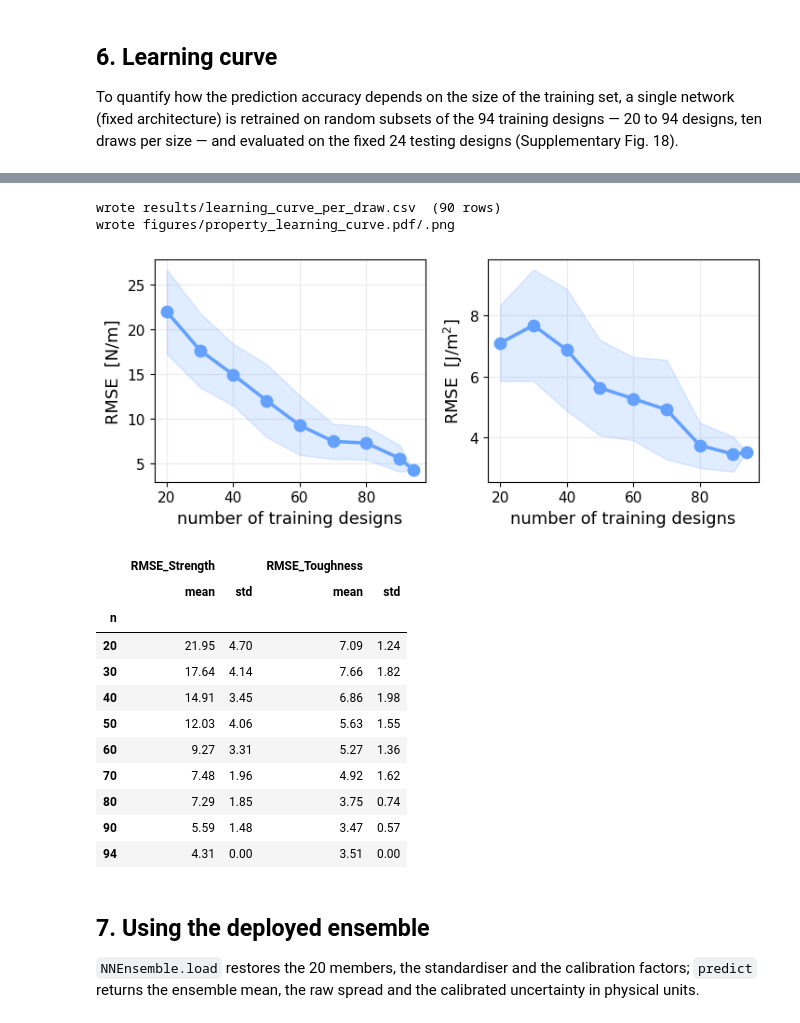
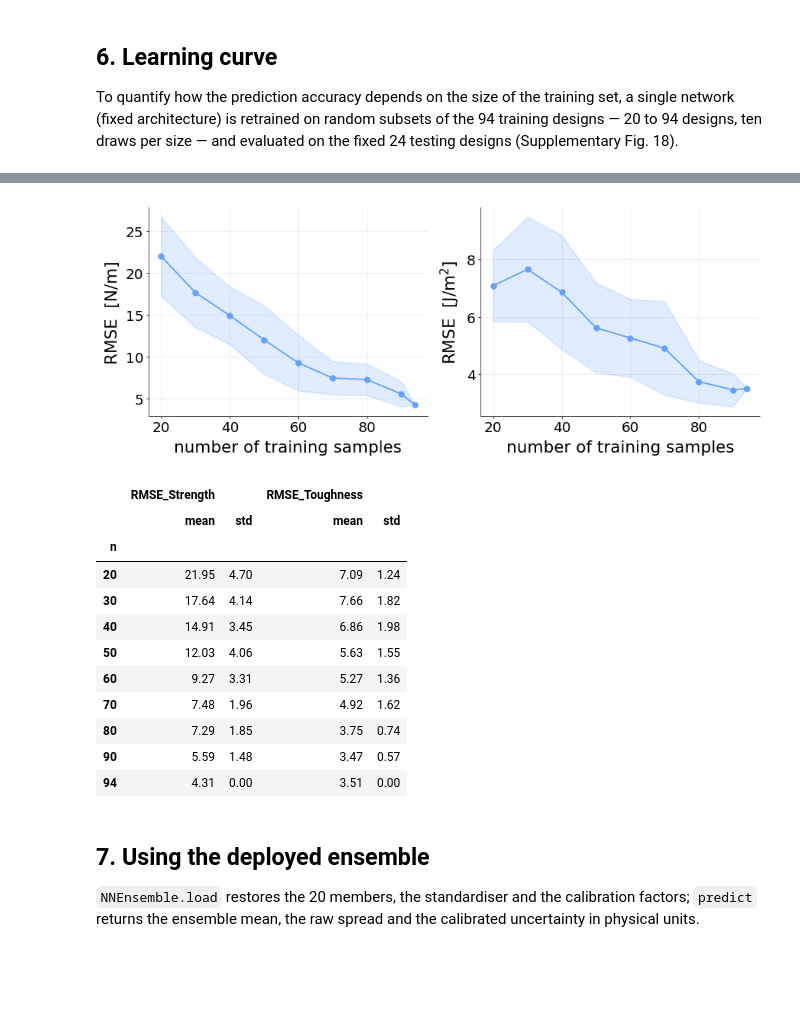
Before and after one commit to keten-group/MEGAs, a Jupyter notebook: mechanical_property_prediction.ipynb, the cells around one changed output, grey strips where cells are left out. Saved outputs shown, nothing was run; the diff lists cells and outputs as text; code cells hidden in the pictures; blank space fills up the shorter version.

```diff
--- a/mechanical_property_prediction.ipynb
+++ b/mechanical_property_prediction.ipynb
@@ -30,12 +30,14 @@ from sklearn.preprocessing import PolynomialFeatures
 
 import mega_utils as mu
 
+mu.apply_plot_style()
+
 import warnings
 from sklearn.exceptions import ConvergenceWarning
 warnings.filterwarnings("ignore", category=ConvergenceWarning)
 
 N_JOBS = 16
-RECOMPUTE = False      # True: retrain everything even if cached results exist in results/ and models/
+RETRAIN = False        # False: load the saved results and models and only draw the tables and figures; True: retrain everything
 OUTPUTS = list(mu.OUTPUTS)
 UNITS = {o: mu.OUTPUT_UNITS[o] for o in OUTPUTS}
 
@@ -443,19 +435,23 @@ for o in OUTPUTS:
         rec[f"coverage_kappa{k:g}"] = float((np.abs(y - m_) <= k * s).mean()); rec[f"nominal_kappa{k:g}"] = 2 * stats.norm.cdf(k) - 1
     rows.append(rec)
 test_metrics = pd.DataFrame(rows)
-mu.save_results(test_metrics, "property_test_metrics.csv")
+if RETRAIN:
+    mu.save_results(test_metrics, "property_test_metrics.csv")
 
 with mpl.rc_context({"font.size": 12, "axes.labelsize": 12.9, "xtick.labelsize": 11.1, "ytick.labelsize": 11.1, "legend.fontsize": 12.9}):
     fig, axes = plt.subplots(1, 2, figsize=(7.38, 3.51))
+    fig.subplots_adjust(left=0.10, right=0.99, bottom=0.28, top=0.92, wspace=0.23)
     for ax, o in zip(axes, OUTPUTS):
         y, m_, s = te[f"true_{o}"].to_numpy(), te[f"mu_{o}"].to_numpy(), te[f"sigma_cal_{o}"].to_numpy()
-        h_pred = ax.errorbar(m_, y, xerr=2 * s, fmt="o", ms=10, capsize=4, color=mu.BLUE, ecolor=mu.BLUE, alpha=0.85)
+        h_pred = ax.errorbar(m_, y, xerr=2 * s, fmt="o", ms=4.5, markeredgewidth=0.5, elinewidth=0.7, capsize=2, capthick=0.5, color=mu.BLUE, ecolor=mu.BLUE, alpha=0.85)
         lim = [min(y.min(), m_.min()) * 0.9, max(y.max(), m_.max()) * 1.05]
-        h_id, = ax.plot(lim, lim, "k--", lw=1.6)
+        h_id, = ax.plot(lim, lim, "k--", lw=0.8)
+        ax.tick_params(direction="out", length=2, width=0.5, pad=2)
+        for spine in ax.spines.values():
+            spine.set_linewidth(0.6); spine.set_color("0.3")
         ax.set_xlabel(f"Predicted {o}  [{UNITS[o]}]"); ax.set_ylabel(f"True {o}  [{UNITS[o]}]")
-    fig.legend([h_pred, h_id], [r"prediction $\pm\,2\hat\sigma_{\mathrm{cal}}$", "identity"], loc="lower center", ncol=2,
-               bbox_to_anchor=(0.5, -0.02), frameon=False)
-    plt.tight_layout(rect=[0, 0.06, 1, 1])
-    mu.save_figure(fig, "property_test_prediction_intervals"); plt.show()
+    fig.legend([h_pred, h_id], [r"prediction interval ($\pm\,2\hat\sigma_{\mathrm{cal}}$)", "identity"], loc="lower center", ncol=2,
+               bbox_to_anchor=(0.5, 0.0), frameon=False, handlelength=2.0, columnspacing=2.0)
+    plt.show()
 test_metrics.round(3)
 # %% [output]
@@ -485,17 +479,25 @@ def lc_job(n, rep):
     return rec
 
 
-lc = pd.DataFrame(Parallel(n_jobs=N_JOBS, verbose=1)(delayed(lc_job)(n, r) for n in N_GRID for r in range(N_DRAWS)))
-mu.save_results(lc, "learning_curve_per_draw.csv")
+if RETRAIN:
+    lc = pd.DataFrame(Parallel(n_jobs=N_JOBS, verbose=1)(delayed(lc_job)(n, r) for n in N_GRID for r in range(N_DRAWS)))
+    mu.save_results(lc, "learning_curve_per_draw.csv")
+else:
+    lc = mu.load_results("learning_curve_per_draw.csv")
 
 with mpl.rc_context({"font.size": 12, "axes.labelsize": 12.9, "xtick.labelsize": 11.1, "ytick.labelsize": 11.1}):
-    fig, axes = plt.subplots(1, 2, figsize=(7.38, 3.23))
+    fig, axes = plt.subplots(1, 2, figsize=(7.5, 3))
+    fig.subplots_adjust(left=0.10, right=0.99, bottom=0.15, top=0.91, wspace=0.19)
     for ax, o in zip(axes, OUTPUTS):
         g = lc.groupby("n")[f"RMSE_{o}"]; m_, s = g.mean(), g.std(ddof=1)
-        ax.plot(m_.index, m_.values, "-o", ms=9, c=mu.BLUE, lw=2.6, zorder=3)
+        ax.plot(m_.index, m_.values, "-o", ms=4, c=mu.BLUE, lw=1.1, zorder=3)
         ax.fill_between(m_.index, np.clip(m_ - s, 0, None).values, (m_ + s).values, color=mu.BLUE, alpha=0.2, zorder=2)
-        ax.set_xlabel("number of training designs"); ax.set_ylabel(f"RMSE  [{UNITS[o]}]"); ax.grid(color="0.92", zorder=0)
-    plt.tight_layout()
-    mu.save_figure(fig, "property_learning_curve"); plt.show()
+        ax.set_xlabel("number of training samples"); ax.set_ylabel(f"RMSE  [{UNITS[o]}]")
+        ax.set_xticks([20, 40, 60, 80])
+        ax.grid(color="0.92", linewidth=0.5, zorder=0)
+        ax.tick_params(direction="out", length=2, width=0.5, pad=2)
+        for spine in ax.spines.values():
+            spine.set_linewidth(0.6); spine.set_color("0.3")
+    plt.show()
 lc.groupby("n")[[f"RMSE_{o}" for o in OUTPUTS]].agg(["mean", "std"]).round(2)
 # %% [output]
@@ -505,6 +504,4 @@ lc.groupby("n")[[f"RMSE_{o}" for o in OUTPUTS]].agg(["mean", "std"]).round(2)
-wrote results/learning_curve_per_draw.csv  (90 rows)
-wrote figures/property_learning_curve.pdf/.png
-[figure, old version]
+[figure, new version]
 |  | RMSE_Strength |  | RMSE_Toughness |  |
 |  | mean | std | mean | std |
 | n |  |  |  |  |
```
Also changed, not shown: parts of 9 cells of this notebook, 29 other files.
